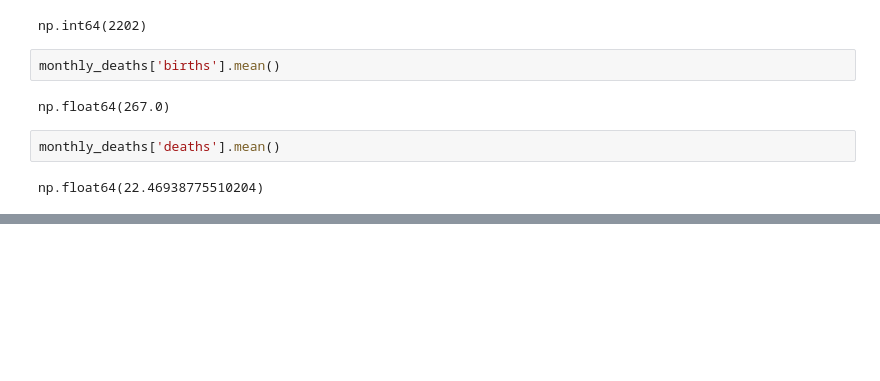
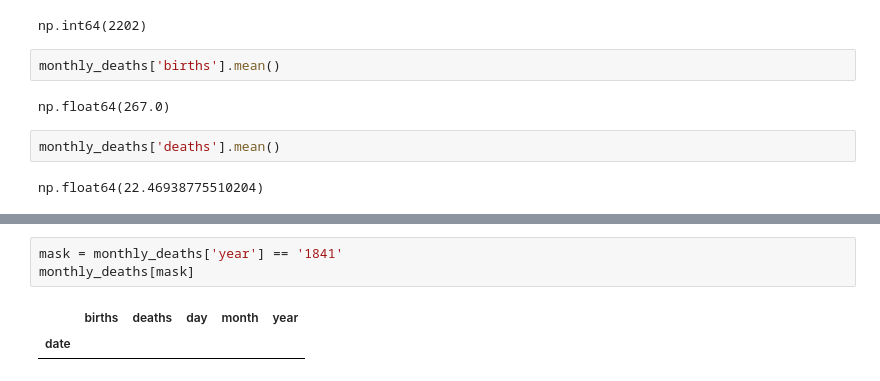
Before and after one commit to tomasfigueroaruesjas/the-effects-of-handwashing, a Jupyter notebook: Untitled.ipynb, the cells around one changed output, grey strips where cells are left out. Drawn from its saved outputs; the diff is of its cells as text; blank space fills up the shorter version.

```diff
--- a/Untitled.ipynb
+++ b/Untitled.ipynb
@@ -302,0 +363,6 @@ AttributeError: 'str' object has no attribute 'day'
+# %%
+mask = monthly_deaths['year'] == '1841'
+monthly_deaths[mask]
+# %% [output]
+|  | births | deaths | day | month | year |
+| date |  |  |  |  |  |
```
Also changed, not shown: parts of 18 cells of this notebook.
